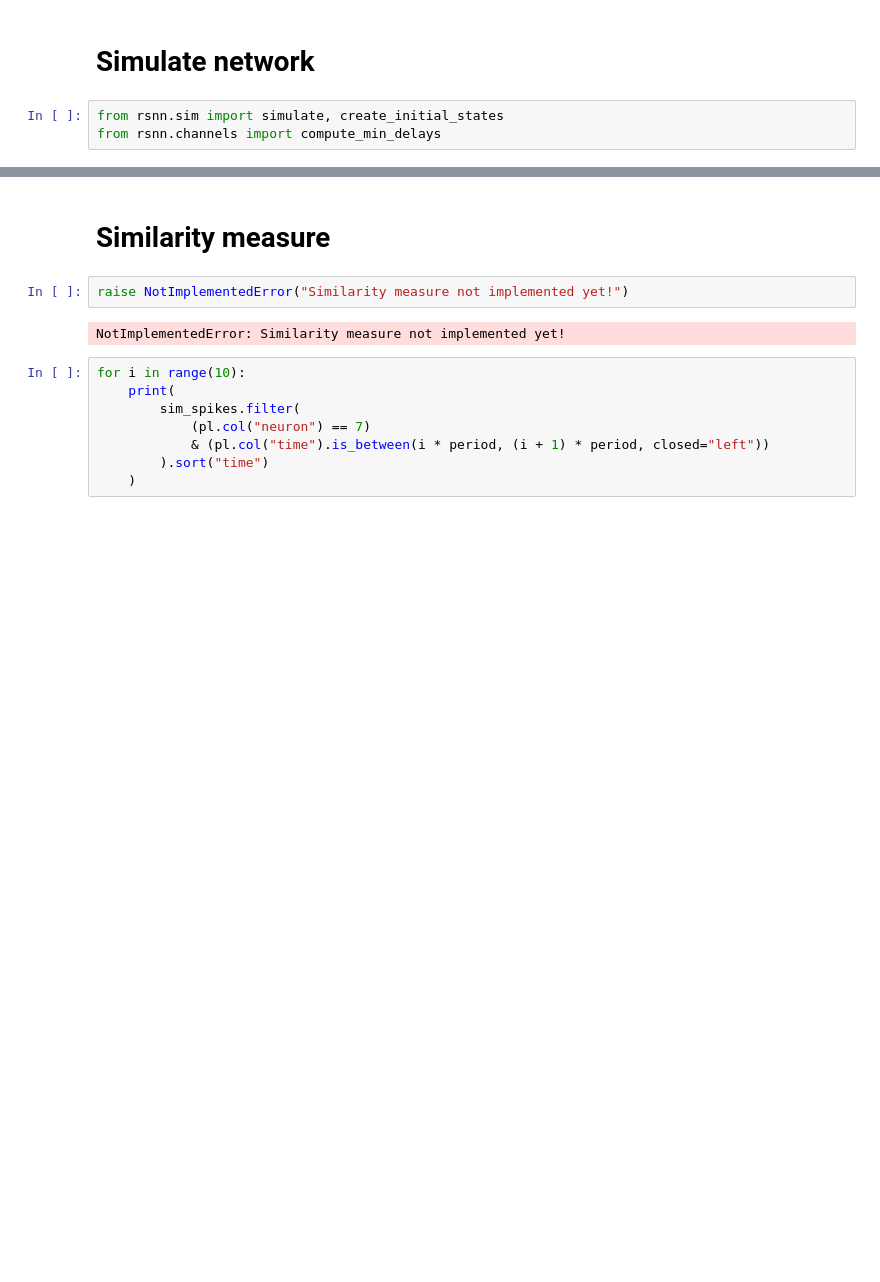
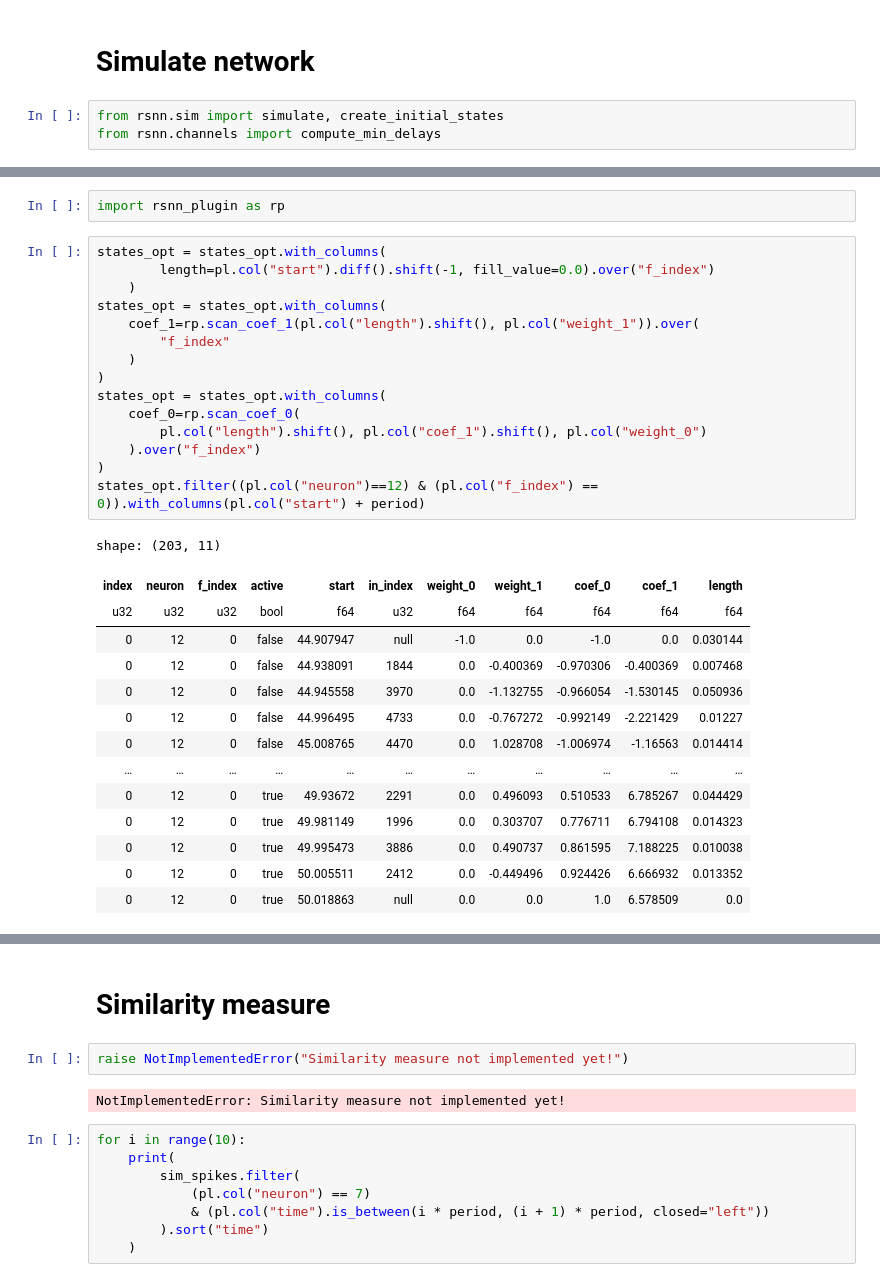
Before and after one commit to haguettaz/rsnn, a Jupyter notebook: notebooks/optim.ipynb, the cells around one changed output, grey strips where cells are left out. Drawn from its saved outputs; the diff is of its cells as text; blank space fills up the shorter version.

```diff
--- a/notebooks/optim.ipynb
+++ b/notebooks/optim.ipynb
@@ -185,0 +300,32 @@ jit_spikes, states = simulate(neurons, jit_spikes, synapses, min_delays, states,
+# %%
+import rsnn_plugin as rp
+# %%
+states_opt = states_opt.with_columns(
+        length=pl.col("start").diff().shift(-1, fill_value=0.0).over("f_index")
+    )
+states_opt = states_opt.with_columns(
+    coef_1=rp.scan_coef_1(pl.col("length").shift(), pl.col("weight_1")).over(
+        "f_index"
+    )
+)
+states_opt = states_opt.with_columns(
+    coef_0=rp.scan_coef_0(
+        pl.col("length").shift(), pl.col("coef_1").shift(), pl.col("weight_0")
+    ).over("f_index")
+)
+states_opt.filter((pl.col("neuron")==12) & (pl.col("f_index") == 0)).with_columns(pl.col("start") + period)
+# %% [output]
+shape: (203, 11)
+| index | neuron | f_index | active | start | in_index | weight_0 | weight_1 | coef_0 | coef_1 | length |
+| u32 | u32 | u32 | bool | f64 | u32 | f64 | f64 | f64 | f64 | f64 |
+| 0 | 12 | 0 | false | 44.907947 | null | -1.0 | 0.0 | -1.0 | 0.0 | 0.030144 |
+| 0 | 12 | 0 | false | 44.938091 | 1844 | 0.0 | -0.400369 | -0.970306 | -0.400369 | 0.007468 |
+| 0 | 12 | 0 | false | 44.945558 | 3970 | 0.0 | -1.132755 | -0.966054 | -1.530145 | 0.050936 |
+| 0 | 12 | 0 | false | 44.996495 | 4733 | 0.0 | -0.767272 | -0.992149 | -2.221429 | 0.01227 |
+| 0 | 12 | 0 | false | 45.008765 | 4470 | 0.0 | 1.028708 | -1.006974 | -1.16563 | 0.014414 |
+| … | … | … | … | … | … | … | … | … | … | … |
+| 0 | 12 | 0 | true | 49.93672 | 2291 | 0.0 | 0.496093 | 0.510533 | 6.785267 | 0.044429 |
+| 0 | 12 | 0 | true | 49.981149 | 1996 | 0.0 | 0.303707 | 0.776711 | 6.794108 | 0.014323 |
+| 0 | 12 | 0 | true | 49.995473 | 3886 | 0.0 | 0.490737 | 0.861595 | 7.188225 | 0.010038 |
+| 0 | 12 | 0 | true | 50.005511 | 2412 | 0.0 | -0.449496 | 0.924426 | 6.666932 | 0.013352 |
+| 0 | 12 | 0 | true | 50.018863 | null | 0.0 | 0.0 | 1.0 | 6.578509 | 0.0 |
```
Also changed, not shown: parts of 18 cells of this notebook, 7 other files.
